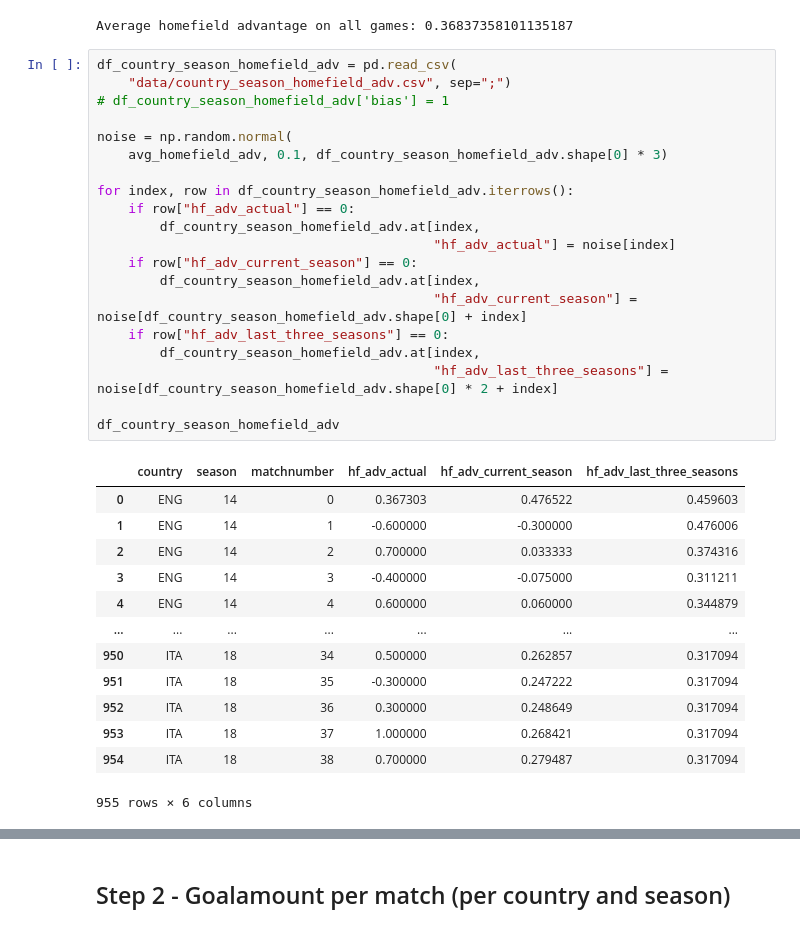
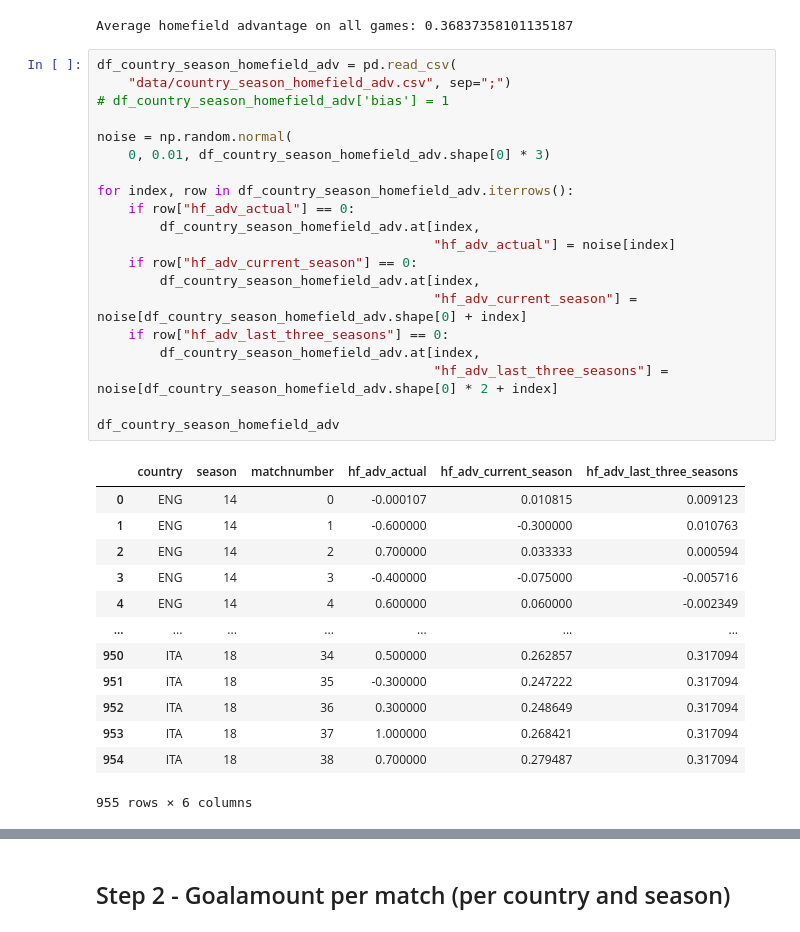
Before and after one commit to LUKEx76/football_prediction, a Jupyter notebook: heuer_model/heuer.ipynb, the cells around one changed output, grey strips where cells are left out. Cells and saved outputs as stored; diff of their text form.

```diff
--- a/heuer_model/heuer.ipynb
+++ b/heuer_model/heuer.ipynb
@@ -56,30 +56,30 @@ Average homefield advantage on all games: 0.36837358101135187
 # %%
 df_country_season_homefield_adv = pd.read_csv(
     "data/country_season_homefield_adv.csv", sep=";")
 # df_country_season_homefield_adv['bias'] = 1
 
 noise = np.random.normal(
-    avg_homefield_adv, 0.1, df_country_season_homefield_adv.shape[0] * 3)
+    0, 0.01, df_country_season_homefield_adv.shape[0] * 3)
 
 for index, row in df_country_season_homefield_adv.iterrows():
     if row["hf_adv_actual"] == 0:
         df_country_season_homefield_adv.at[index,
                                            "hf_adv_actual"] = noise[index]
     if row["hf_adv_current_season"] == 0:
         df_country_season_homefield_adv.at[index,
                                            "hf_adv_current_season"] = noise[df_country_season_homefield_adv.shape[0] + index]
     if row["hf_adv_last_three_seasons"] == 0:
         df_country_season_homefield_adv.at[index,
                                            "hf_adv_last_three_seasons"] = noise[df_country_season_homefield_adv.shape[0] * 2 + index]
 
 df_country_season_homefield_adv
 # %% [output]
 |  | country | season | matchnumber | hf_adv_actual | hf_adv_current_season | hf_adv_last_three_seasons |
-| 0 | ENG | 14 | 0 | 0.367303 | 0.476522 | 0.459603 |
-| 1 | ENG | 14 | 1 | -0.600000 | -0.300000 | 0.476006 |
-| 2 | ENG | 14 | 2 | 0.700000 | 0.033333 | 0.374316 |
-| 3 | ENG | 14 | 3 | -0.400000 | -0.075000 | 0.311211 |
-| 4 | ENG | 14 | 4 | 0.600000 | 0.060000 | 0.344879 |
+| 0 | ENG | 14 | 0 | -0.000107 | 0.010815 | 0.009123 |
+| 1 | ENG | 14 | 1 | -0.600000 | -0.300000 | 0.010763 |
+| 2 | ENG | 14 | 2 | 0.700000 | 0.033333 | 0.000594 |
+| 3 | ENG | 14 | 3 | -0.400000 | -0.075000 | -0.005716 |
+| 4 | ENG | 14 | 4 | 0.600000 | 0.060000 | -0.002349 |
 | ... | ... | ... | ... | ... | ... | ... |
 | 950 | ITA | 18 | 34 | 0.500000 | 0.262857 | 0.317094 |
 | 951 | ITA | 18 | 35 | -0.300000 | 0.247222 | 0.317094 |
```
Also changed, not shown: parts of 9 cells of this notebook, 2 other files.
